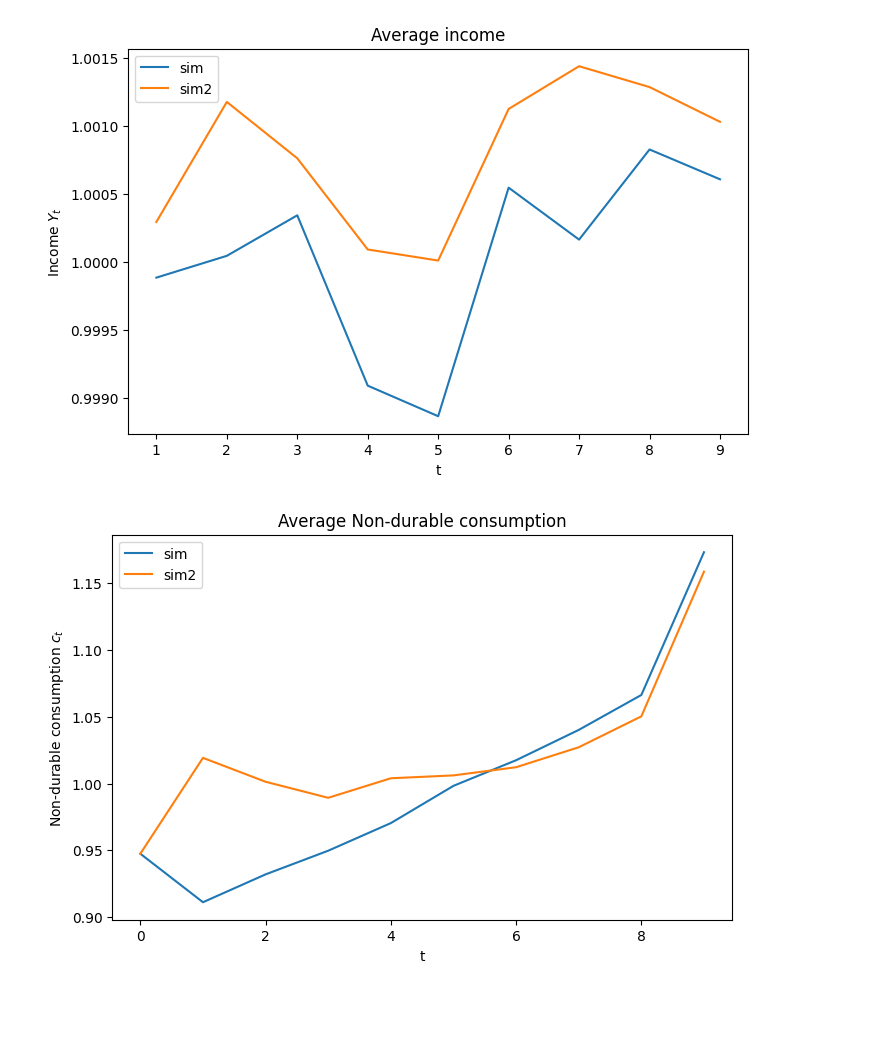
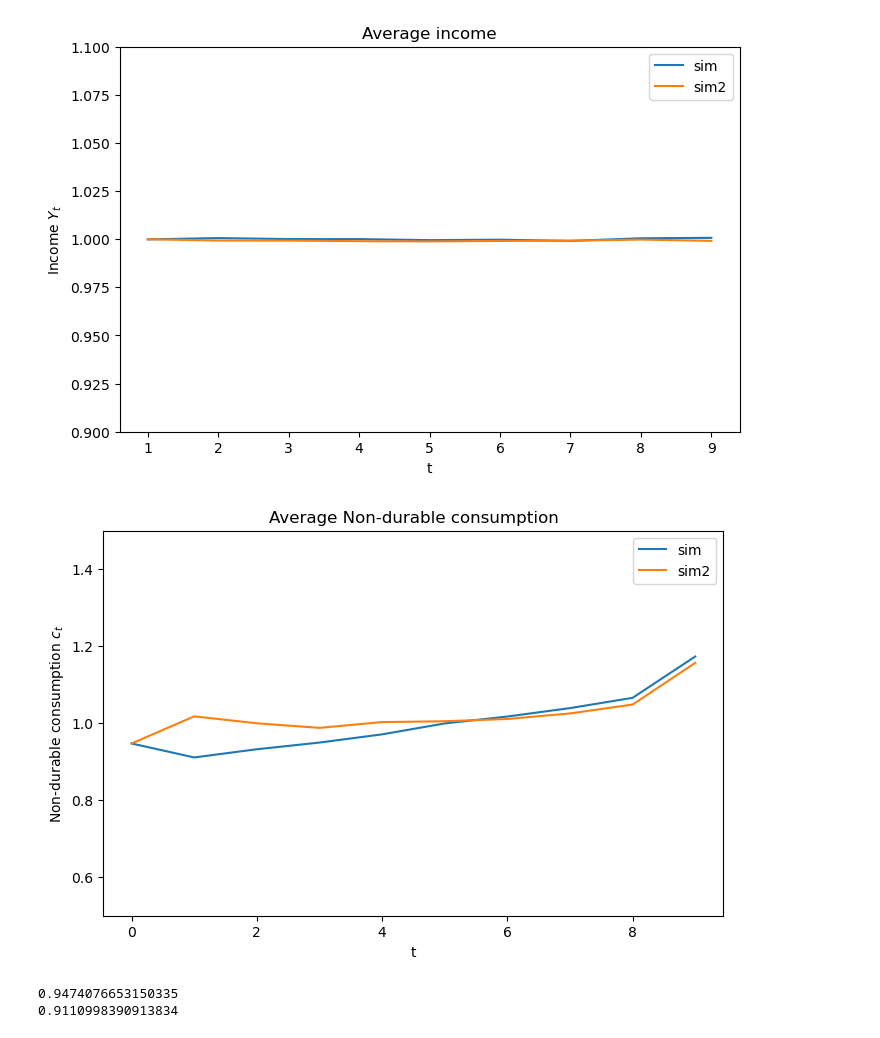
Before and after one commit to ChristofferDH/DP_CR, a Jupyter notebook: Main.ipynb, the cells around one changed output. Saved outputs shown, nothing was run; the diff lists cells and outputs as text; code cells hidden in the pictures; blank space fills up the shorter version.

```diff
--- a/Main.ipynb
+++ b/Main.ipynb
@@ -66,15 +67,16 @@ plt.show()
 # %%
 fig = plt.figure(figsize=(8,5))
 ax = fig.add_subplot(1,1,1)
 ax.plot(np.arange(par.T), np.mean(sim.y, axis=1), label='sim')
 ax.plot(np.arange(par.T), np.mean(sim2.y, axis=1), label='sim2')
 ax.set_xlabel(f"t")
 ax.set_ylabel(f"Income $Y_t$")
 ax.set_title(f'Average income')
 ax.legend()
+ax.set_ylim(bottom=0.9,top=1.1)
 plt.show()
 # %% [output]
-[figure, old version]
+[figure, new version]
 # %%
 fig = plt.figure(figsize=(8,5))
 ax = fig.add_subplot(1,1,1)
@@ -84,9 +86,15 @@ ax.set_xlabel(f"t")
 ax.set_ylabel(f"Non-durable consumption $c_t$")
 ax.set_title(f'Average Non-durable consumption')
 ax.legend()
+ax.set_ylim(bottom=0.5,top=1.5)
 plt.show()
+
+print(np.mean(sim.c[0]))
+print(np.mean(sim.c[1]))
 # %% [output]
-[figure, old version]
+[figure, new version]
+0.9474076653150335
+0.9110998390913834
 # %%
 fig = plt.figure(figsize=(8,5))
 ax = fig.add_subplot(1,1,1)
```
Also changed, not shown: parts of 3 cells of this notebook, 2 other files.
